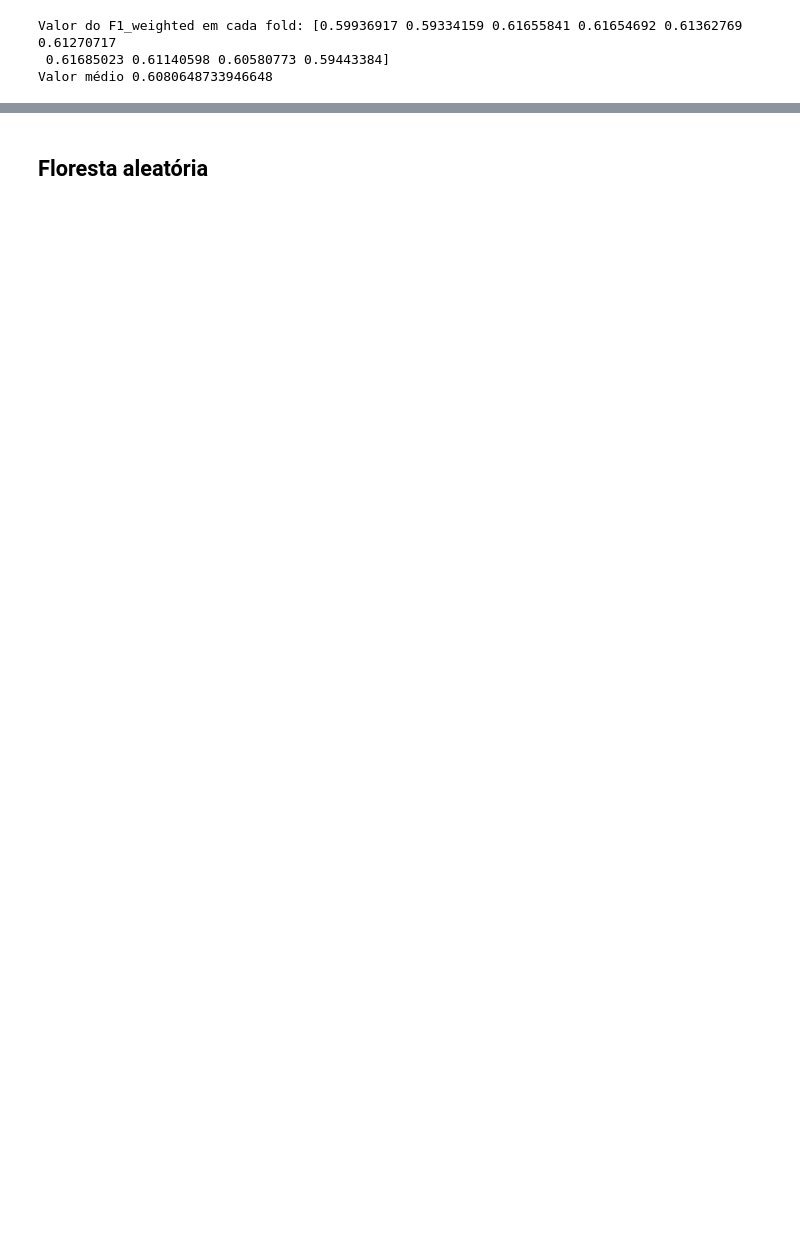
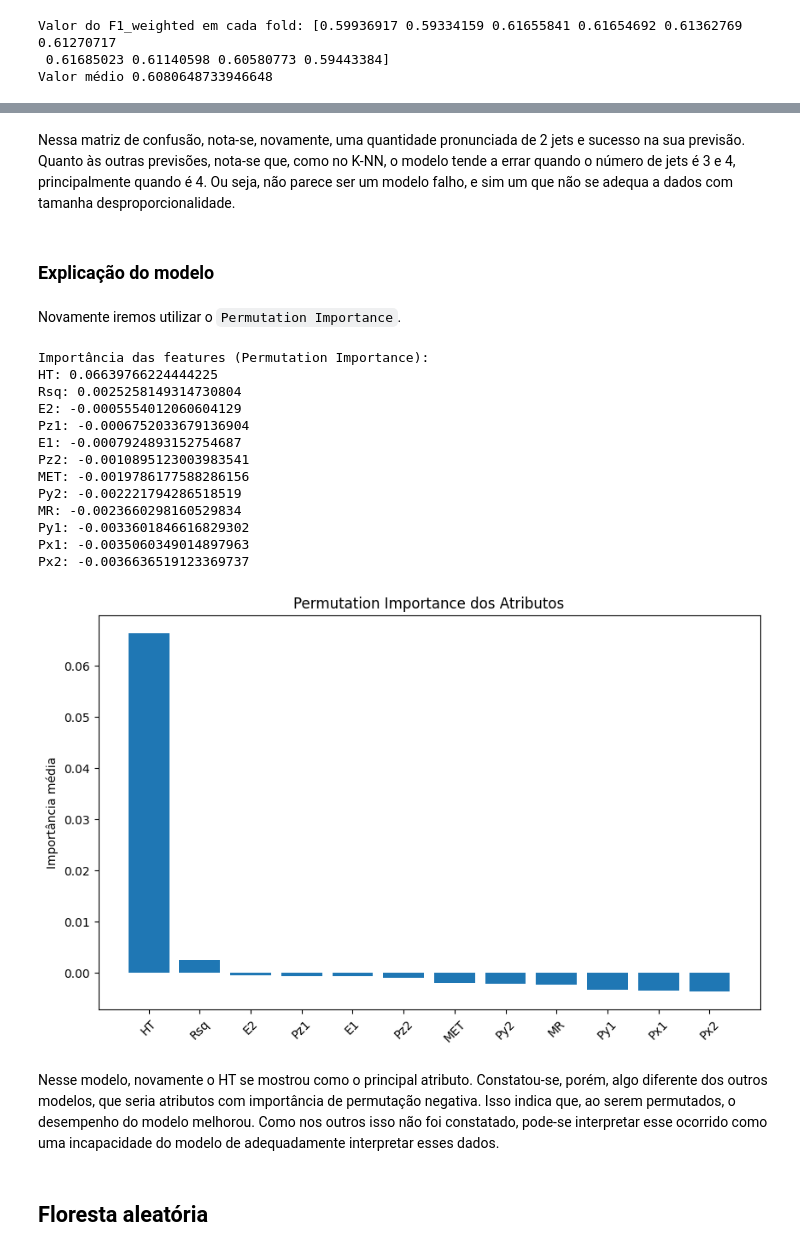
Before and after one commit to ComicDeath/Proton-Collision-Classifier, a Jupyter notebook: Proton-Collision-Classifier.ipynb, the cells around one changed output, grey strips where cells are left out. Drawn from its saved outputs; the diff is of its cells as text; code cells hidden in the pictures; blank space fills up the shorter version.

```diff
--- a/Proton-Collision-Classifier.ipynb
+++ b/Proton-Collision-Classifier.ipynb
@@ -741,3 +775,55 @@ print("F1-score ponderado final:", f1_rl_final)
+# %% [markdown]
+Nessa matriz de confusão, nota-se, novamente, uma quantidade pronunciada de 2 jets e sucesso na sua previsão. Quanto às outras previsões, nota-se que, como no K-NN, o modelo tende a errar quando o número de jets é 3 e 4, principalmente quando é 4. Ou seja, não parece ser um modelo falho, e sim um que não se adequa a dados com tamanha desproporcionalidade.
+# %% [markdown]
+### Explicação do modelo
+# %% [markdown]
+Novamente iremos utilizar o `Permutation Importance`.
+# %%
+resultado_perm = permutation_importance(
+    modelo_rl_pipeline,
+    X_teste,
+    y_teste,
+    n_repeats=5,
+    random_state=semente_aleatoria,
+    scoring="f1_weighted",
+    n_jobs = -1
+)
+
+importancia_atributos = resultado_perm.importances_mean
+indices = np.argsort(importancia_atributos)[::-1]
+
+tabela_importancia3 = pd.DataFrame({
+    "atributo": np.array(atributos)[indices],
+    "importancia_media": importancia_atributos[indices]
+})
+
+print("Importância das features (Permutation Importance):")
+for i in indices:
+    print(f"{atributos[i]}: {importancia_atributos[i]}")
+
+plt.figure(figsize=(10,6))
+plt.bar([atributos[i] for i in indices], importancia_atributos[indices])
+plt.xticks(rotation=45)
+plt.ylabel("Importância média")
+plt.title("Permutation Importance dos Atributos")
+plt.show()
+# %% [output]
+Importância das features (Permutation Importance):
+HT: 0.06639766224444225
+Rsq: 0.0025258149314730804
+E2: -0.0005554012060604129
+Pz1: -0.0006752033679136904
+E1: -0.0007924893152754687
+Pz2: -0.0010895123003983541
+MET: -0.0019786177588286156
+Py2: -0.002221794286518519
+MR: -0.0023660298160529834
+Py1: -0.0033601846616829302
+Px1: -0.0035060349014897963
+Px2: -0.0036636519123369737
+[figure, added]
+# %% [markdown]
+Nesse modelo, novamente o HT se mostrou como o principal atributo. Constatou-se, porém, algo diferente dos outros modelos, que seria atributos com importância de permutação negativa. Isso indica que, ao serem permutados, o desempenho do modelo melhorou. Como nos outros isso não foi constatado, pode-se interpretar esse ocorrido como uma incapacidade do modelo de adequadamente interpretar esses dados.
 # %% [markdown]
 ## Floresta aleatória
 # %% [markdown]
```
Also changed, not shown: parts of 77 cells of this notebook.
